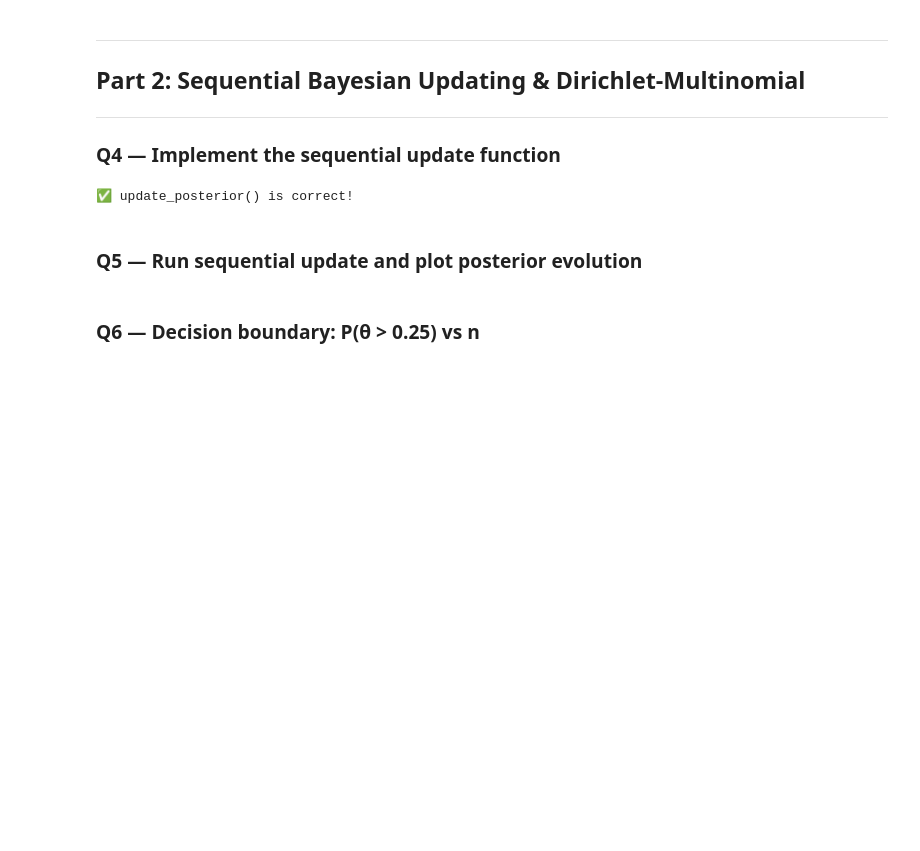
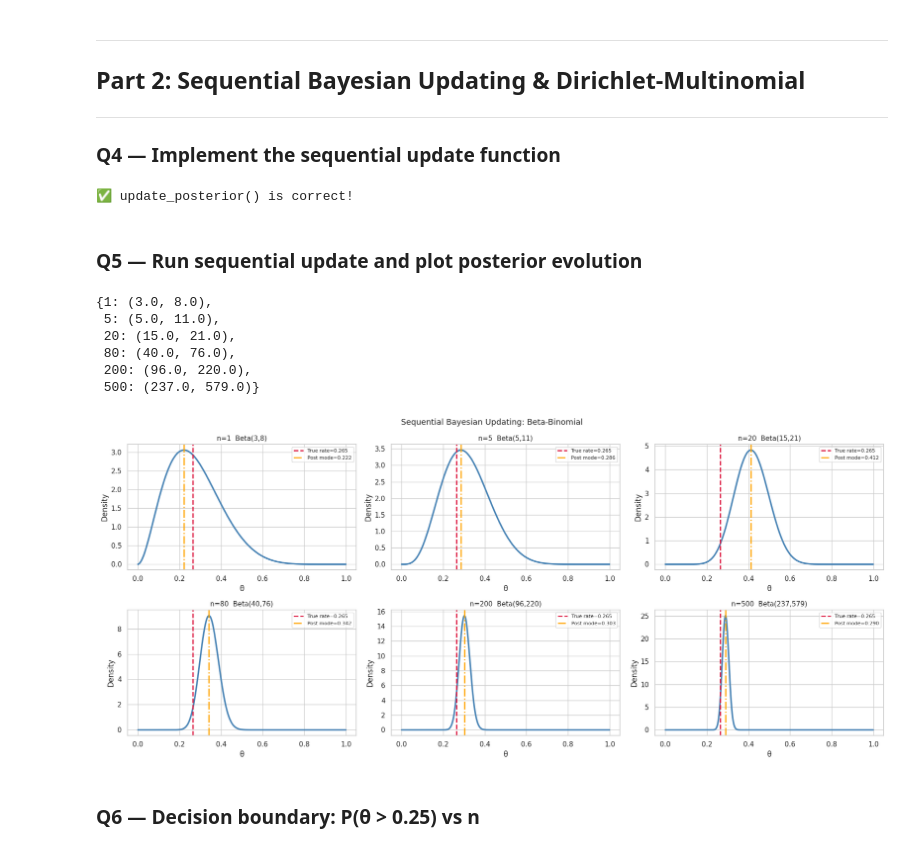
Before and after one commit to CodexAarogya/Fusemachines-Assignments, a Jupyter notebook: week-6/Assignment/W6_Probabilistic_Models_Assignment.ipynb, the cells around one changed output. Drawn from its saved outputs; the diff is of its cells as text; code cells hidden in the pictures; blank space fills up the shorter version.

```diff
--- a/week-6/Assignment/W6_Probabilistic_Models_Assignment.ipynb
+++ b/week-6/Assignment/W6_Probabilistic_Models_Assignment.ipynb
@@ -288,34 +294,42 @@ print("✅ update_posterior() is correct!")
+# %%
+# YOUR CODE HERE:
+# 1. Start with Beta(2, 8)
+# 2. Run update_posterior on the first 500 rows of df_shuffled
+# 3. Record (alpha, beta) at each snapshot n
+# Store results as a dict: {n: (alpha_n, beta_n)}
+alpha_init, beta_init = 2.0, 8.0
+history = {}   # {n: (alpha_n, beta_n)}
+
+for i in snapshots:
+  for snaps in range(i):
+    alpha_init, beta_init = update_posterior(alpha_init, beta_init, df_shuffled.loc[snaps, 'Churn'])
+  history[i] = (alpha_init, beta_init)
+# %%
+history
+# %% [output]
+{1: (3.0, 8.0),
+ 5: (5.0, 11.0),
+ 20: (15.0, 21.0),
+ 80: (40.0, 76.0),
+ 200: (96.0, 220.0),
+ 500: (237.0, 579.0)}
 # %%
-# Shuffle the Telco dataset (fixed seed)
-df_shuffled = df.sample(frac=1, random_state=42).reset_index(drop=True)
-TRUE_RATE   = df['Churn'].mean()
-
-snapshots   = [1, 5, 20, 80, 200, 500]
-
-# YOUR CODE HERE:
-# 1. Start with Beta(2, 8)
-# 2. Run update_posterior on the first 500 rows of df_shuffled
-# 3. Record (alpha, beta) at each snapshot n
-# Store results as a dict: {n: (alpha_n, beta_n)}
-alpha_init, beta_init = 2.0, 8.0
-history = {}   # {n: (alpha_n, beta_n)}
-
-raise NotImplementedError("Run sequential updates and record history at snapshots")
-
 # Plot (runs after history is populated)
 theta_r = np.linspace(0.001, 0.999, 500)
 fig, axes = plt.subplots(2, 3, figsize=(18, 8))
 for ax, n in zip(axes.flat, snapshots):
     a_n, b_n = history[n]
     pdf = beta_dist.pdf(theta_r, a_n, b_n)
     mode = (a_n - 1) / (a_n + b_n - 2)
     ax.plot(theta_r, pdf, color='steelblue', lw=2.5)
     ax.axvline(TRUE_RATE, color='crimson', ls='--', lw=2, label=f'True rate={TRUE_RATE:.3f}')
     ax.axvline(mode,      color='orange',  ls='-.',  lw=2, label=f'Post mode={mode:.3f}')
     ax.set_title(f'n={n}  Beta({a_n:.0f},{b_n:.0f})', fontsize=11)
     ax.set_xlabel('θ'); ax.set_ylabel('Density'); ax.legend(fontsize=8)
 plt.suptitle("Sequential Bayesian Updating: Beta-Binomial", fontsize=13)
 plt.tight_layout(); plt.show()
+# %% [output]
+[figure, added]
 # %% [markdown]
 ### Q6 — Decision boundary: P(θ > 0.25) vs n
 # %%
```
Also changed, not shown: parts of 3 cells of this notebook.
